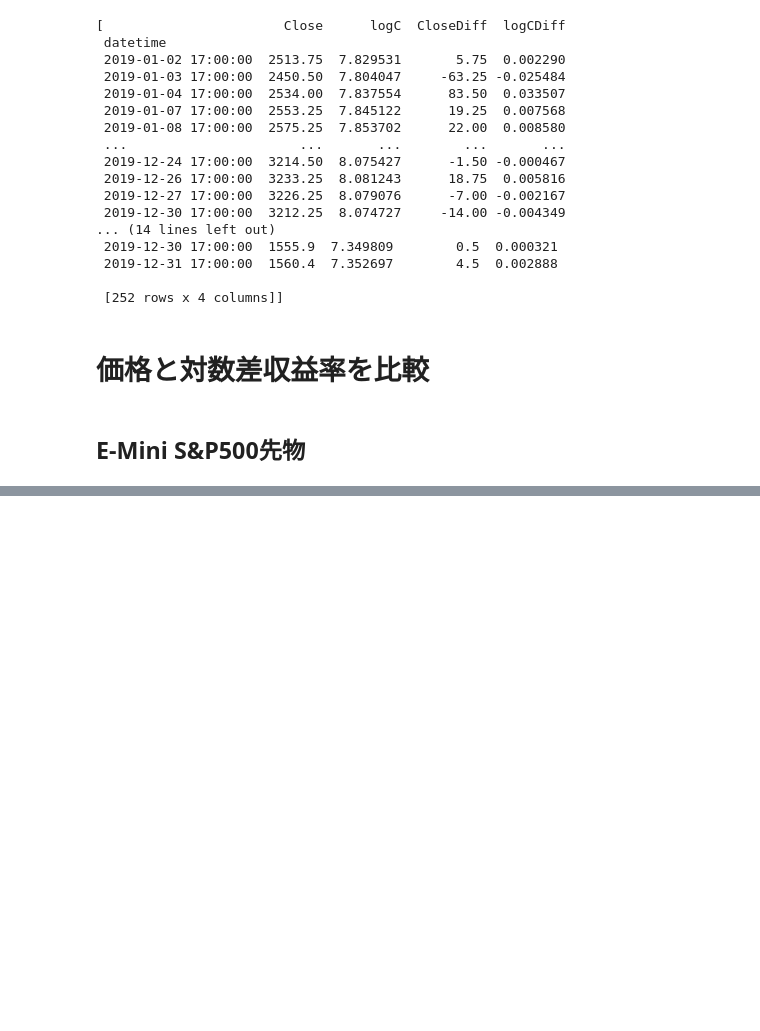
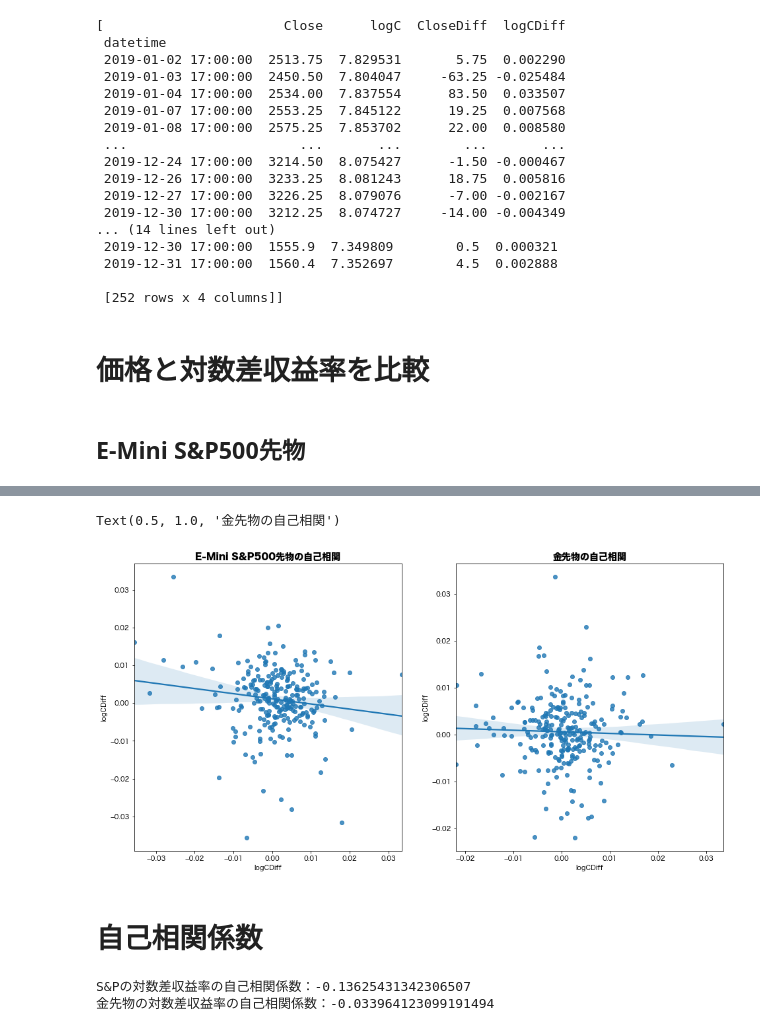
Before and after one commit to tmtlu/traiding-sandbox, a Jupyter notebook: seq-data-analysis-training-02.ipynb, the cells around one changed output, grey strips where cells are left out. Drawn from its saved outputs; the diff is of its cells as text; code cells hidden in the pictures; blank space fills up the shorter version.

```diff
--- a/seq-data-analysis-training-02.ipynb
+++ b/seq-data-analysis-training-02.ipynb
@@ -110,0 +115,19 @@ Text(0.5, 1.0, '2019年の金先物の終値（上）とその対数差収益率
+# %%
+fig, ax = plt.subplots(1, 2, figsize=(16, 8))
+# S&P
+sns.regplot(rrdfs2019[0]['logCDiff'][:-1], rrdfs2019[0]['logCDiff'][1:], ax=ax[0])
+ax[0].set_title('E-Mini S&P500先物の自己相関', fontsize=14, fontweight='bold')
+# Gold
+sns.regplot(rrdfs2019[1]['logCDiff'][:-1], rrdfs2019[1]['logCDiff'][1:], ax=ax[1])
+ax[1].set_title('金先物の自己相関', fontsize=14, fontweight='bold')
+# %% [output]
+Text(0.5, 1.0, '金先物の自己相関')
+[figure, added]
+# %% [markdown]
+# 自己相関係数
+# %%
+print(f"S&Pの対数差収益率の自己相関係数：{rrdfs2019[0]['logCDiff'].autocorr(lag=1)}")
+print(f"金先物の対数差収益率の自己相関係数：{rrdfs2019[1]['logCDiff'].autocorr(lag=1)}")
+# %% [output]
+S&Pの対数差収益率の自己相関係数：-0.13625431342306507
+金先物の対数差収益率の自己相関係数：-0.033964123099191494
```
Also changed, not shown: parts of 10 cells of this notebook.
